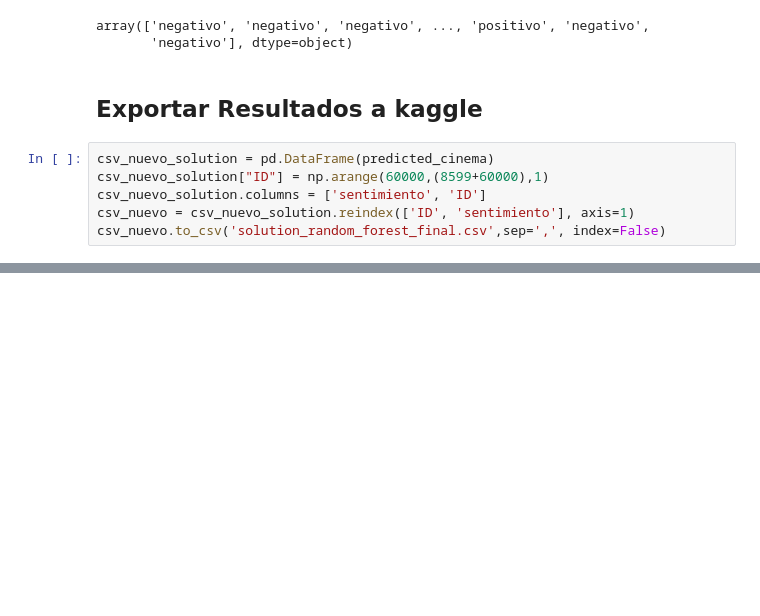
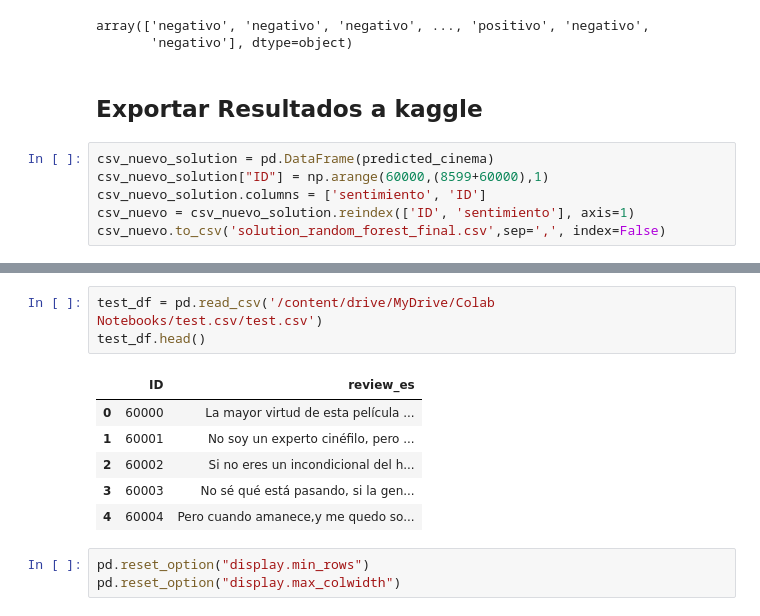
Before and after one commit to hmaldonado12/7506R-1C2024-GRUPO6, a Jupyter notebook: tp2/7506R_TP2_GRUPO06_ENTREGA.ipynb, the cells around one changed output, grey strips where cells are left out. Drawn from its saved outputs; the diff is of its cells as text; blank space fills up the shorter version.

```diff
--- a/tp2/7506R_TP2_GRUPO06_ENTREGA.ipynb
+++ b/tp2/7506R_TP2_GRUPO06_ENTREGA.ipynb
@@ -373,0 +434,13 @@ csv_nuevo.to_csv('solution_random_forest_final.csv',sep=',', index=False)
+# %%
+test_df = pd.read_csv('/content/drive/MyDrive/Colab Notebooks/test.csv/test.csv')
+test_df.head()
+# %% [output]
+|  | ID | review_es |
+| 0 | 60000 | La mayor virtud de esta película ... |
+| 1 | 60001 | No soy un experto cinéfilo, pero ... |
+| 2 | 60002 | Si no eres un incondicional del h... |
+| 3 | 60003 | No sé qué está pasando, si la gen... |
+| 4 | 60004 | Pero cuando amanece,y me quedo so... |
+# %%
+pd.reset_option("display.min_rows")
+pd.reset_option("display.max_colwidth")
```
Also changed, not shown: parts of 20 cells of this notebook.
